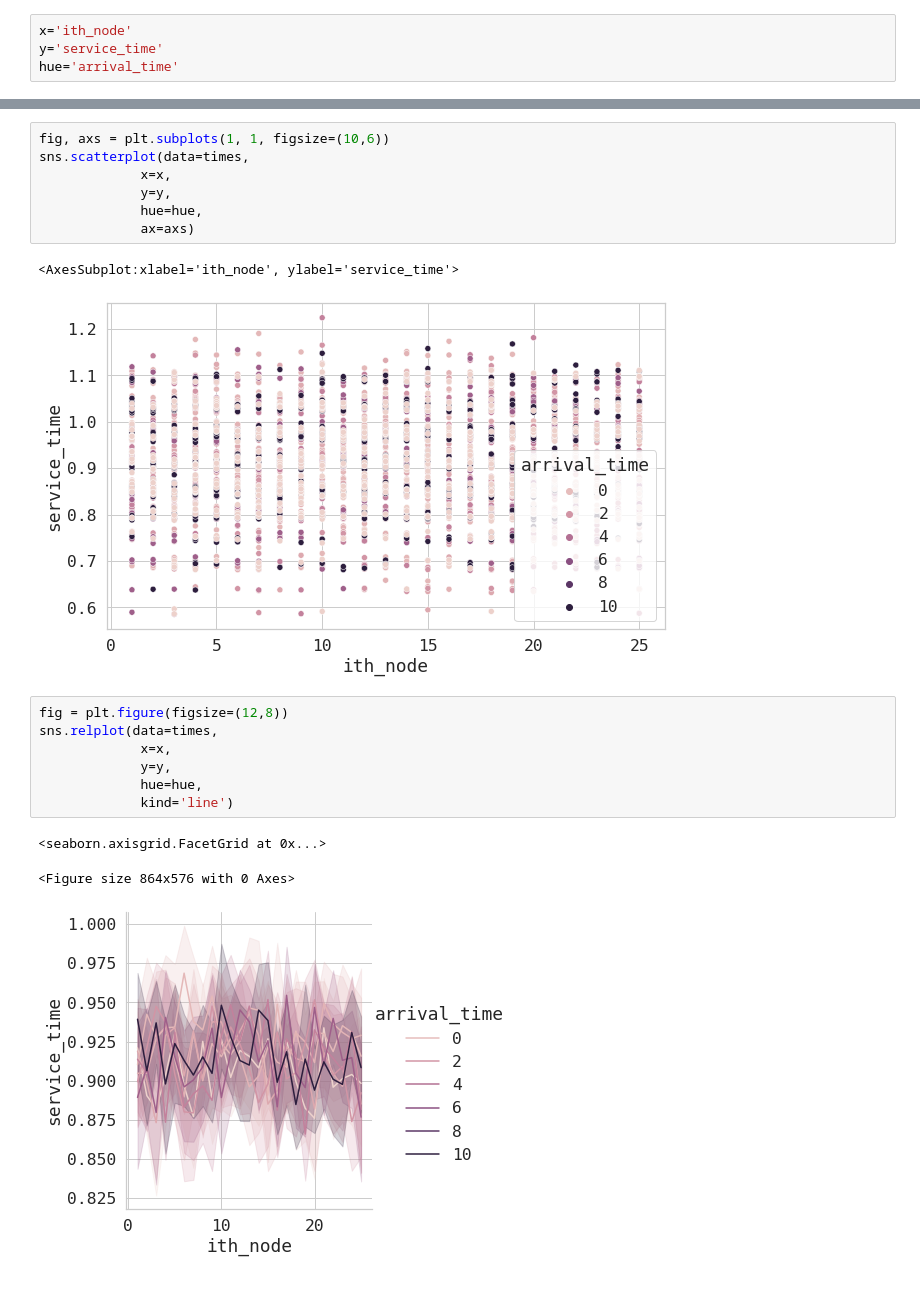
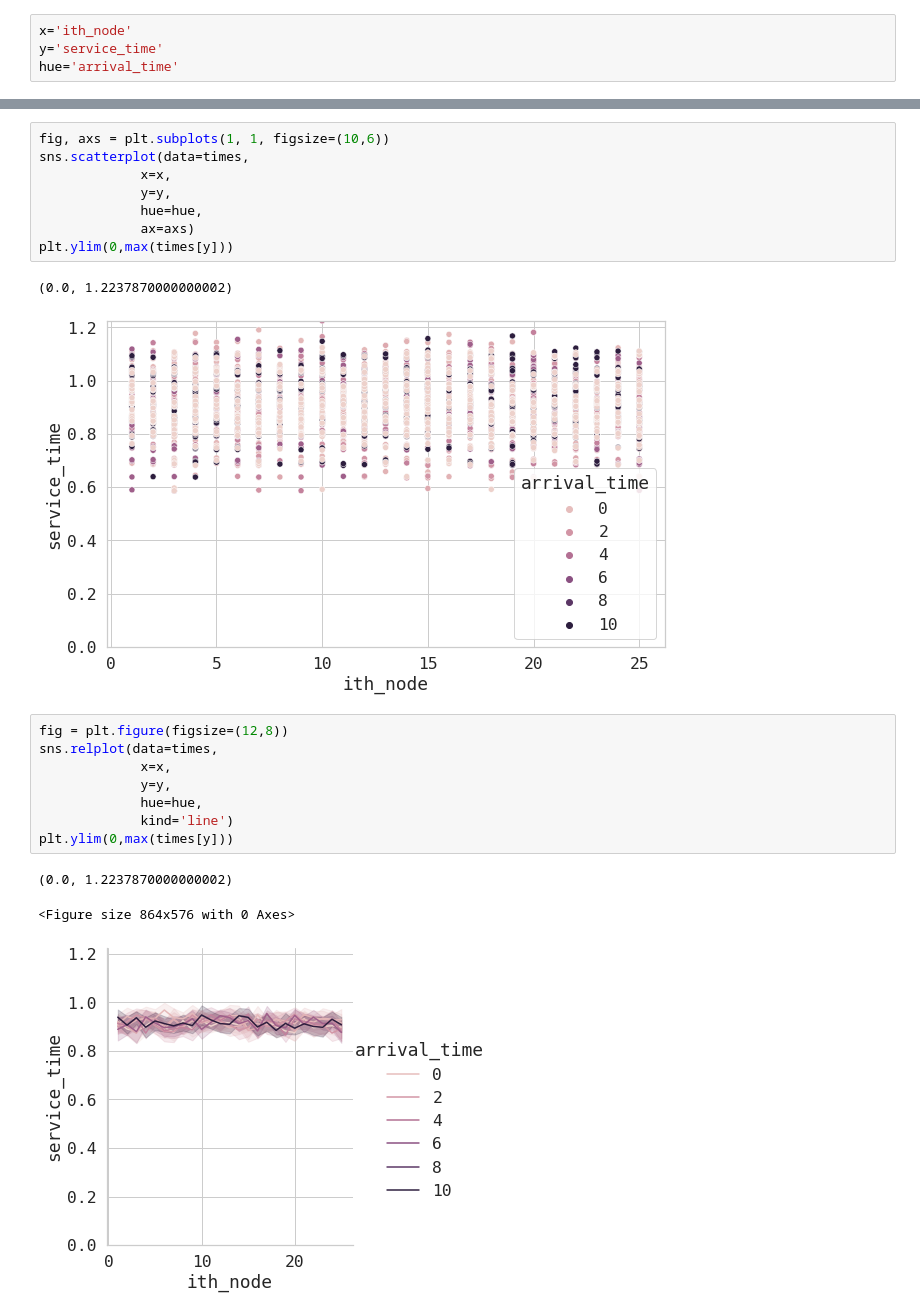
Before and after one commit to javier-pg/sysrepo-cfgssl, a Jupyter notebook: experimental_data/performance_analysis.ipynb, the cells around one changed output, grey strips where cells are left out. Cells and saved outputs as stored; diff of their text form.

```diff
--- a/experimental_data/performance_analysis.ipynb
+++ b/experimental_data/performance_analysis.ipynb
@@ -193,20 +194,22 @@ sns.scatterplot(data=times,
              y=y,
              hue=hue,
              ax=axs)
+plt.ylim(0,max(times[y]))
 # %% [output]
-<AxesSubplot:xlabel='ith_node', ylabel='service_time'>
+(0.0, 1.2237870000000002)
-[figure, old version]
+[figure, new version]
 # %%
 fig = plt.figure(figsize=(12,8))
 sns.relplot(data=times,
              x=x,
              y=y,
              hue=hue,
              kind='line')
+plt.ylim(0,max(times[y]))
 # %% [output]
-<seaborn.axisgrid.FacetGrid at 0x...>
+(0.0, 1.2237870000000002)
 <Figure size 864x576 with 0 Axes>
-[figure, old version]
+[figure, new version]
 # %%
 fig, axs = plt.subplots(1, 1, figsize=(15,8))
 
```
Also changed, not shown: parts of 18 cells of this notebook, 5 other files.
